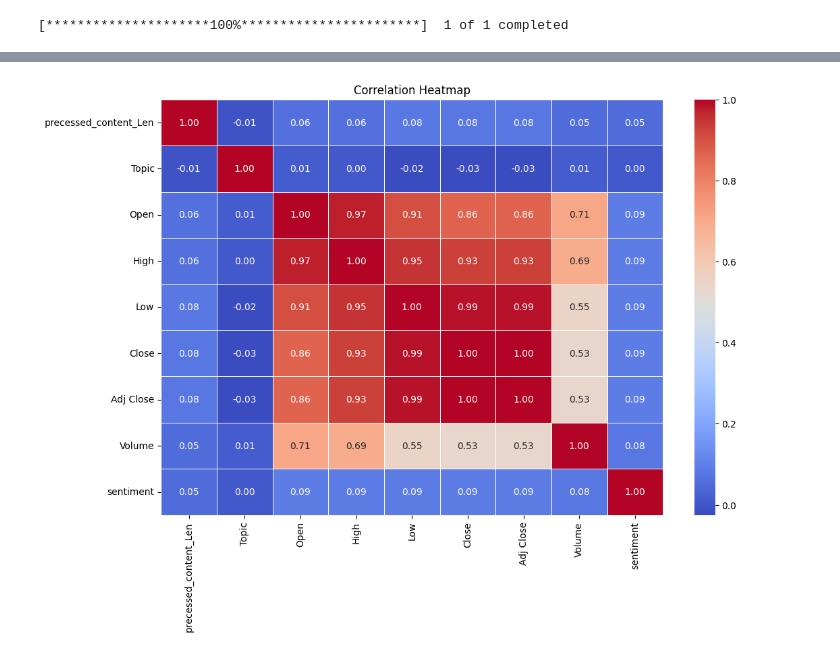
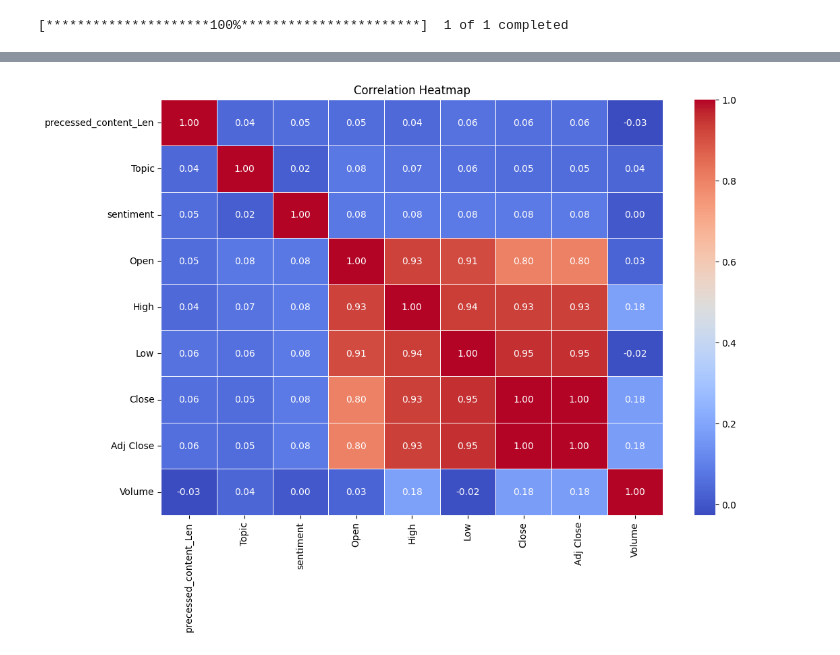
Before and after one commit to TTonnyy789/text-topic-modelling-bertopic, a Jupyter notebook: Analysis/Prediction.ipynb, the cells around one changed output, grey strips where cells are left out. Drawn from its saved outputs; the diff is of its cells as text; code cells hidden in the pictures.

```diff
--- a/Analysis/Prediction.ipynb
+++ b/Analysis/Prediction.ipynb
@@ -35,11 +35,13 @@ merged_data2 = pd.read_excel("/Users/ttonny0326/Data_Project/Topic_Modelling/Sen
+# %%
+merge_data2 = pd.read_excel('/Users/ttonny0326/GitHub_Project/Topic_Modelling/Result/merge_data.xlsx')
 # %%
 # Compute the correlation matrix
-corr_matrix = merged_data2.corr()
+corr_matrix = merge_data2.corr()
 
 # Create a heatmap of the correlation matrix
 plt.figure(figsize=(12, 8))
 sns.heatmap(corr_matrix, annot=True, cmap='coolwarm', fmt=".2f", linewidths=0.5)
 plt.title('Correlation Heatmap')
 plt.show()
 # %% [output]
-[figure, old version]
+[figure, new version]
```
Also changed, not shown: parts of 4 cells of this notebook, 39 other files.
